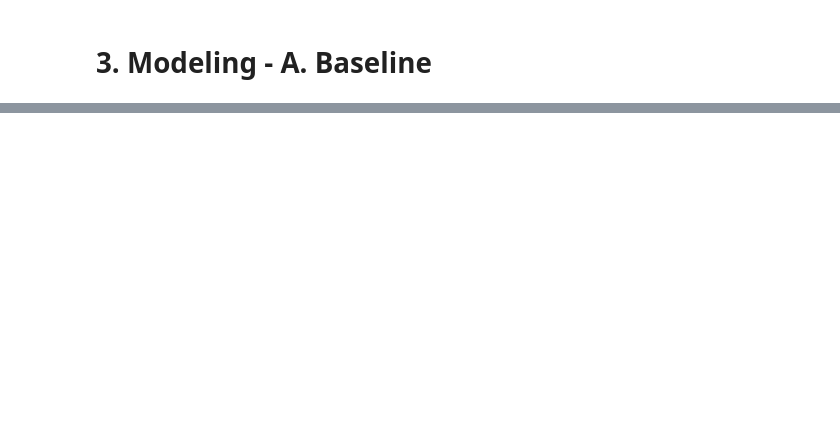
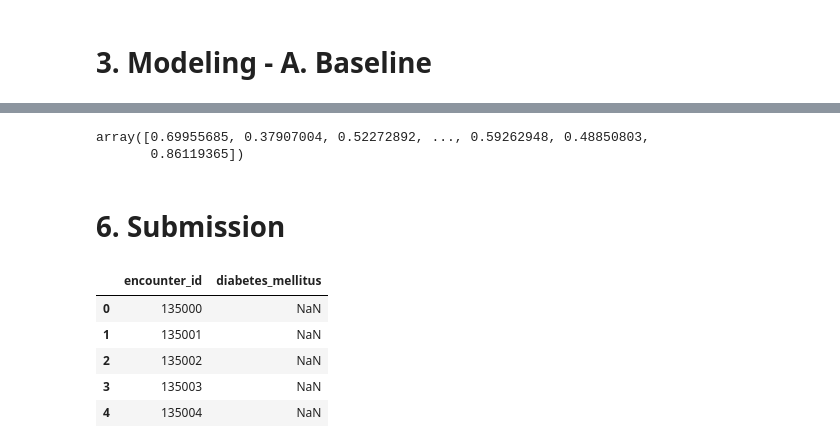
Before and after one commit to soyhyoj/WiDS-Datathon-2021, a Jupyter notebook: notebooks/EDA.ipynb, the cells around one changed output, grey strips where cells are left out. Cells and saved outputs as stored; diff of their text form; code cells hidden in the pictures; blank space fills up the shorter version.

```diff
--- a/notebooks/EDA.ipynb
+++ b/notebooks/EDA.ipynb
@@ -462,0 +565,18 @@ minidata.shape
+# %%
+pred_real_test = logmodel2.predict_proba(test_new)[:,1]
+pred_real_test
+# %% [output]
+array([0.69955685, 0.37907004, 0.52272892, ..., 0.59262948, 0.48850803,
+       0.86119365])
+# %% [markdown]
+# 6. Submission
+# %%
+template = pd.read_csv("../submissions/SolutionTemplateWiDS2021.csv")
+template.head()
+# %% [output]
+|  | encounter_id | diabetes_mellitus |
+| 0 | 135000 | NaN |
+| 1 | 135001 | NaN |
+| 2 | 135002 | NaN |
+| 3 | 135003 | NaN |
+| 4 | 135004 | NaN |
```
Also changed, not shown: parts of 35 cells of this notebook.
